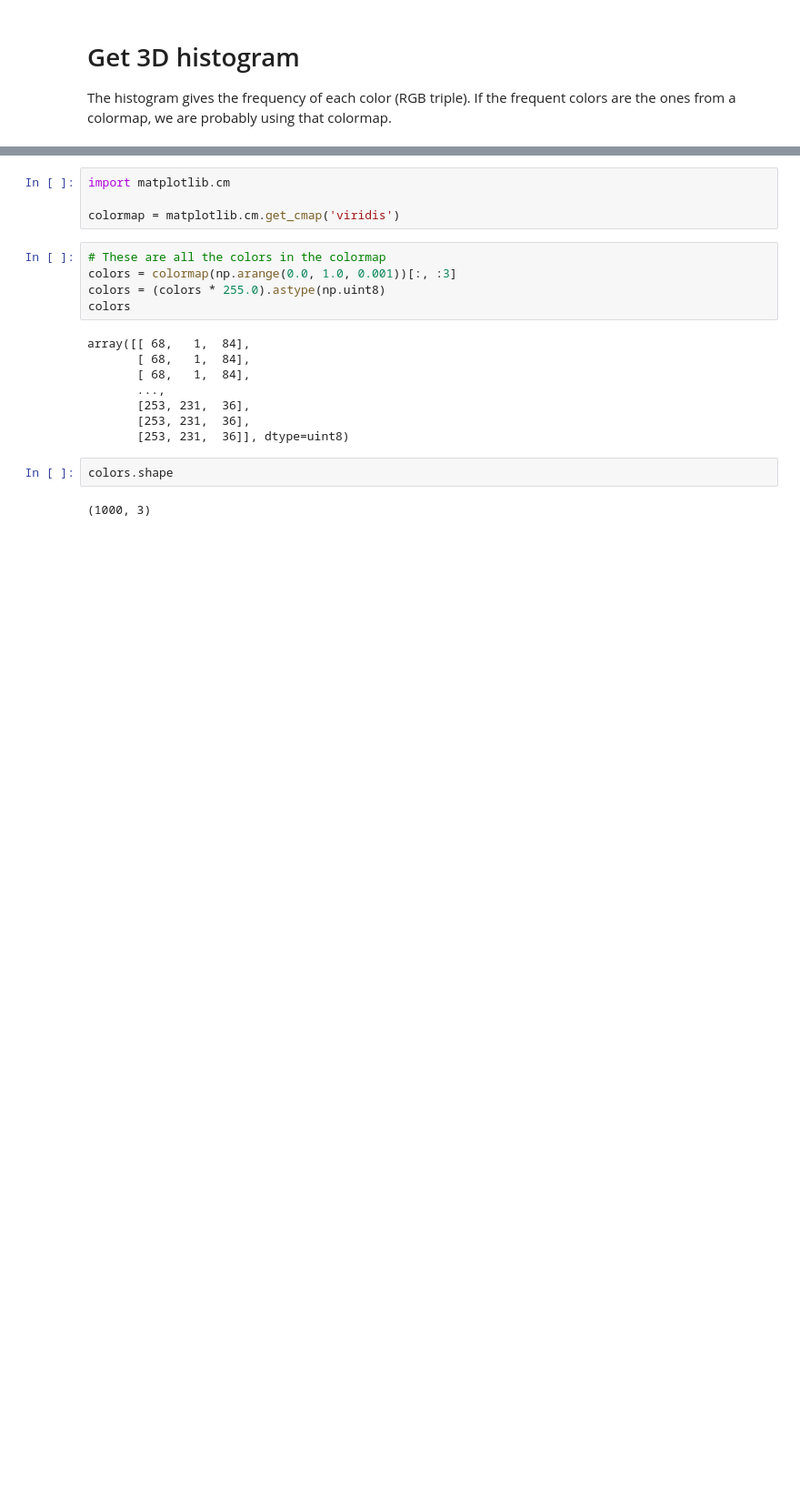
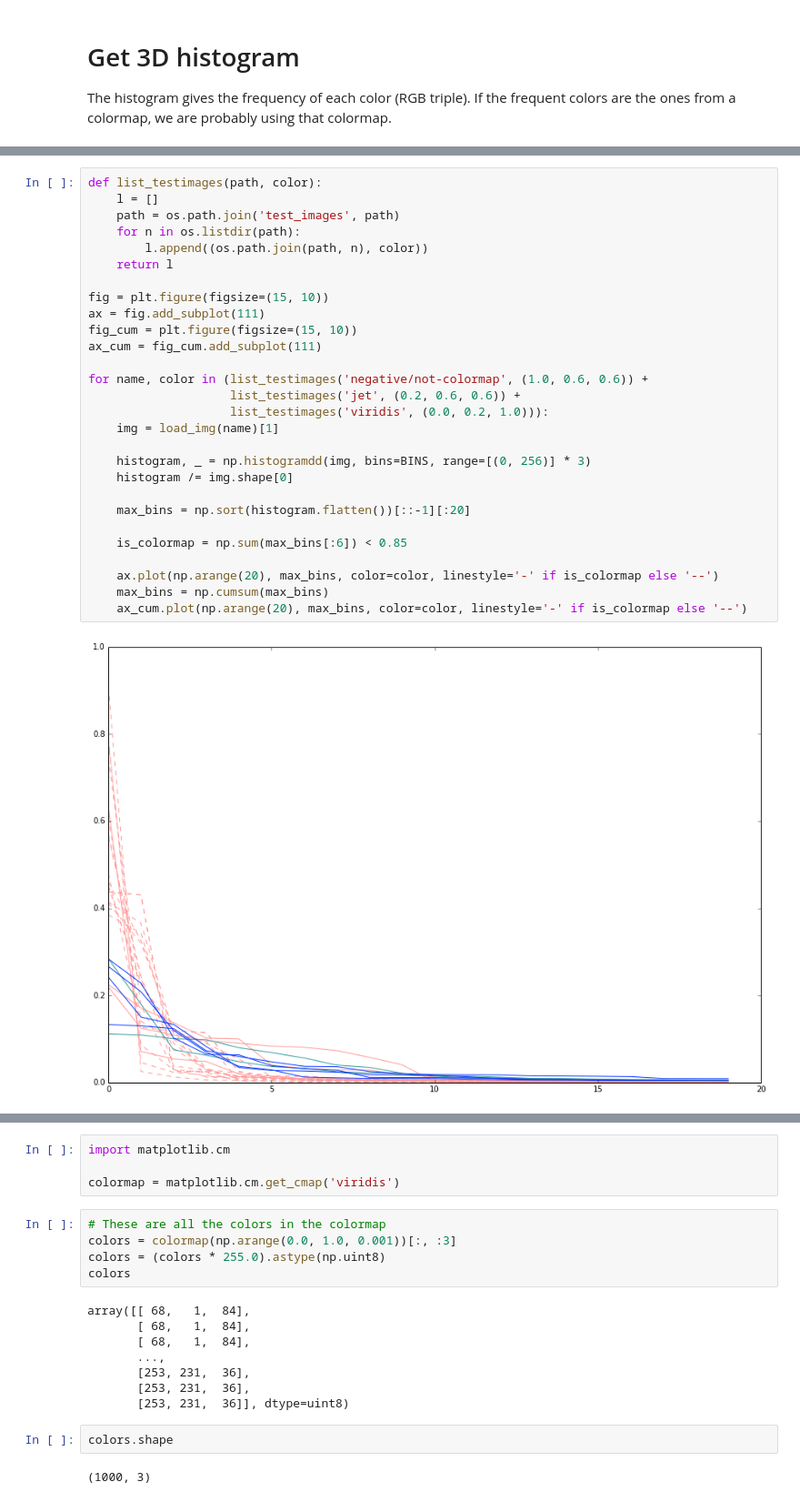
Before and after one commit to remram44/twitter_colormap_bot, a Jupyter notebook: notebooks/index.ipynb, the cells around one changed output, grey strips where cells are left out. Shown at 91% size. Drawn from its saved outputs; the diff is of its cells as text; blank space fills up the shorter version.

```diff
--- a/notebooks/index.ipynb
+++ b/notebooks/index.ipynb
@@ -54,0 +54,30 @@ None
+# %%
+def list_testimages(path, color):
+    l = []
+    path = os.path.join('test_images', path)
+    for n in os.listdir(path):
+        l.append((os.path.join(path, n), color))
+    return l
+
+fig = plt.figure(figsize=(15, 10))
+ax = fig.add_subplot(111)
+fig_cum = plt.figure(figsize=(15, 10))
+ax_cum = fig_cum.add_subplot(111)
+
+for name, color in (list_testimages('negative/not-colormap', (1.0, 0.6, 0.6)) +
+                    list_testimages('jet', (0.2, 0.6, 0.6)) +
+                    list_testimages('viridis', (0.0, 0.2, 1.0))):
+    img = load_img(name)[1]
+
+    histogram, _ = np.histogramdd(img, bins=BINS, range=[(0, 256)] * 3)
+    histogram /= img.shape[0]
+
+    max_bins = np.sort(histogram.flatten())[::-1][:20]
+
+    is_colormap = np.sum(max_bins[:6]) < 0.85
+
+    ax.plot(np.arange(20), max_bins, color=color, linestyle='-' if is_colormap else '--')
+    max_bins = np.cumsum(max_bins)
+    ax_cum.plot(np.arange(20), max_bins, color=color, linestyle='-' if is_colormap else '--')
+# %% [output]
+[figure, added]
```
Also changed, not shown: parts of 16 cells of this notebook.
